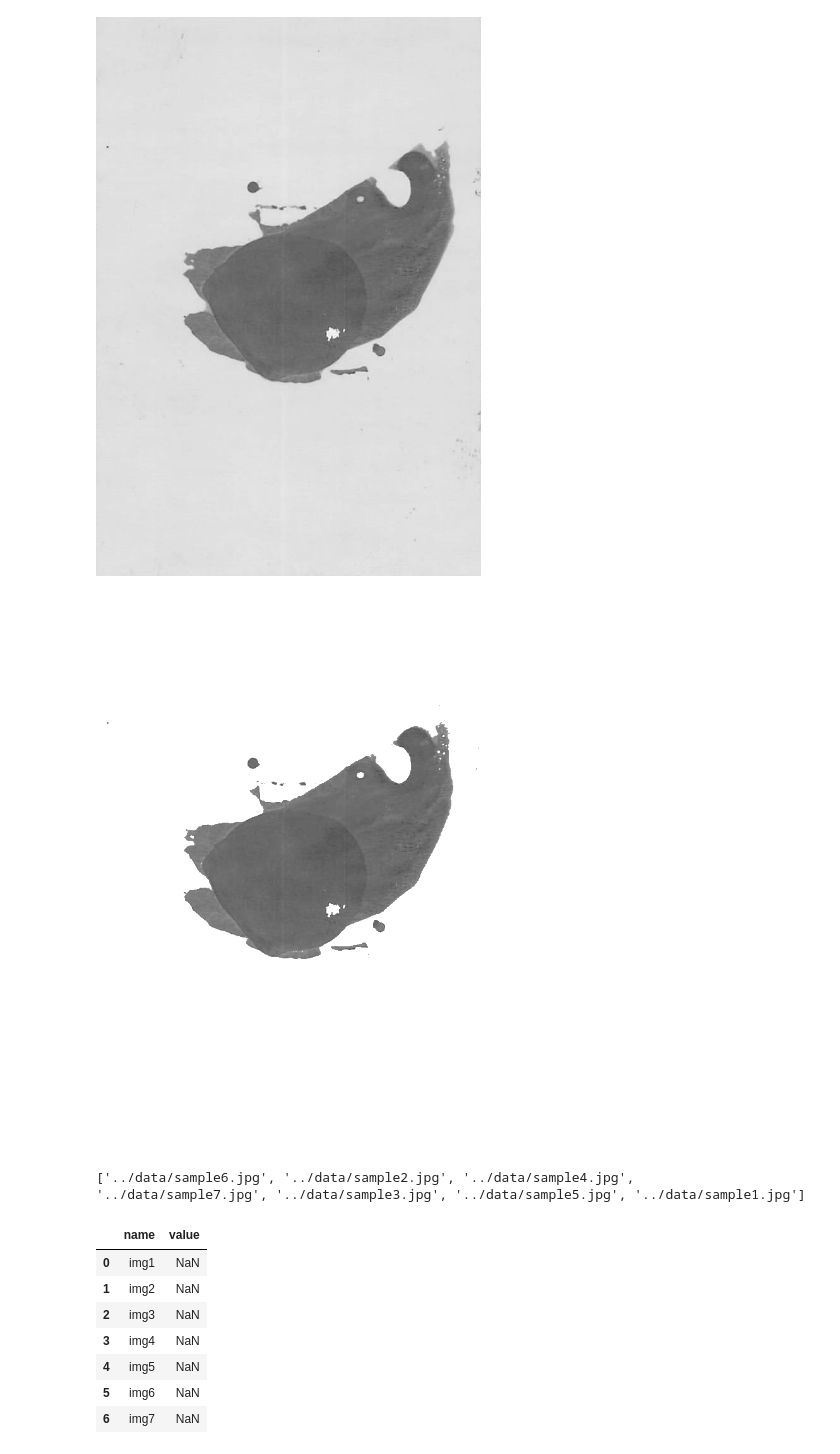
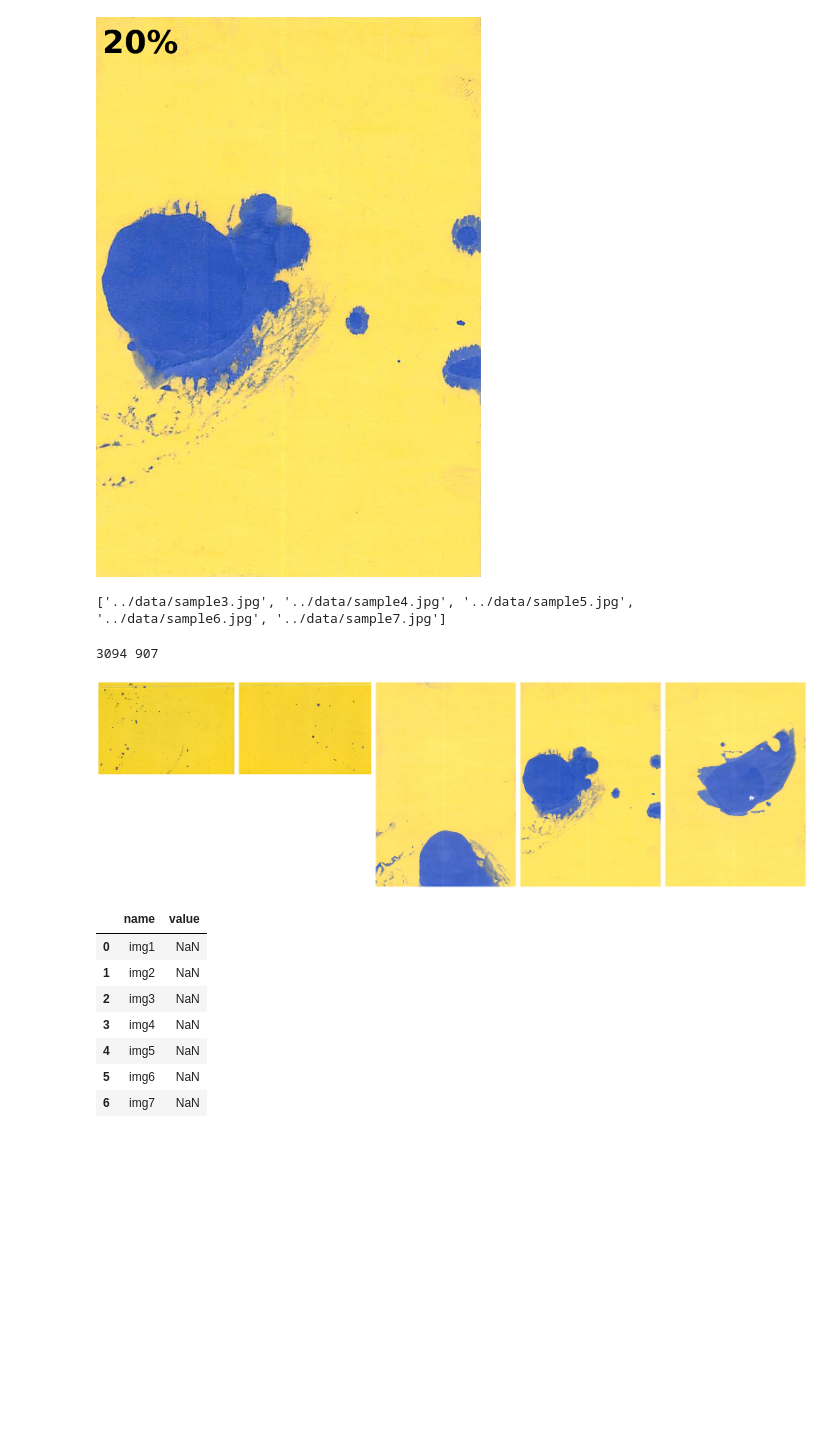
Before and after one commit to sindicum/codespaces-jupyter, a Jupyter notebook: notebooks/area-calcuration.ipynb, the cells around one changed output. Drawn from its saved outputs; the diff is of its cells as text; code cells hidden in the pictures; blank space fills up the shorter version.

```diff
--- a/notebooks/area-calcuration.ipynb
+++ b/notebooks/area-calcuration.ipynb
@@ -6,6 +6,7 @@ import pandas as pd
 # %%
 # 画像を読み込み、グレースケールに変換
 image_path = '../data/sample6.jpg'
+rgb_image = Image.open(image_path)
 image = Image.open(image_path).convert('L')
 
 # 画像をnumpy配列に変換
@@ -78,37 +103,28 @@ for value, count in enumerate(pixel_counts):
-# %%
-threshold_image = Image.fromarray(threshold_image_array)
-
-# 画像を表示
-image.show()
-threshold_image.show()
-# %% [output]
-[figure, removed]
-[figure, removed]
 # %%
-# 加工した画像にテキストを入れ込み保存
+# オリジナルimageにテキストを入れ込み保存
 
 # ImageDrawオブジェクトを作成
-draw = ImageDraw.Draw(threshold_image)
+draw = ImageDraw.Draw(rgb_image)
 
 # フォントの設定（システムのデフォルトフォントを使用）
 font = ImageFont.load_default()
 
 # フォントサイズを指定します（例: 40）
-# font = ImageFont.truetype("arial", 40)
+font = ImageFont.truetype("DejaVuSans-Bold.ttf", 50)
 
 # テキストを追加する位置（x, y）を指定
-position = (50, 50)
+position = (10, 10)
 
 # 描画するテキスト
-text = "Hello, World!"
+text = "20%"
 
 # テキストの色（黒）
 text_color = 0
 
 # 画像にテキストを描画
 draw.text(position, text, fill=text_color, font=font)
 
-
-output_path = '../data/new_sample3.jpeg'  # 保存するファイルのパスを指定してください
-threshold_image.save(output_path)
+rgb_image
+# %% [output]
+[figure, added]
 # %%
@@ -121,7 +138,8 @@ directory_path = '../data'
 # 指定されたディレクトリ内のすべてのファイルリストを取得
 files = glob.glob(f'{directory_path}/*.jpg')
 
+files.sort()
 # ファイルリストを表示
 print(files)
 # %% [output]
-['../data/sample6.jpg', '../data/sample2.jpg', '../data/sample4.jpg', '../data/sample7.jpg', '../data/sample3.jpg', '../data/sample5.jpg', '../data/sample1.jpg']
+['../data/sample3.jpg', '../data/sample4.jpg', '../data/sample5.jpg', '../data/sample6.jpg', '../data/sample7.jpg']
@@ -128,3 +152,33 @@ print(files)
+# %%
+image_list = []
+
+# imageを結合して保存
+for file_path in files:
+    image = add_border_and_padding(Image.open(file_path))
+    image_list.append(image)
+
+
+widths, heights = zip(*(img.size for img in image_list))
+# 結合後の画像の幅と高さを計算
+total_width = sum(widths)
+max_height = max(heights)
+
+print(total_width,max_height)
+
+# 新しい画像を作成（RGBモードで白背景）
+new_image = Image.new('RGB', (total_width, max_height), (255, 255, 255))
+
+# 各画像を新しい画像に貼り付け
+x_offset = 0
+for img in image_list:
+    new_image.paste(img, (x_offset, 0))
+    x_offset += img.width
+
+# 結合した画像を表示
+new_image.show()
+# %% [output]
+3094 907
+[figure, added]
 # %%
 path = '../data/imageinfo.csv'
 df = pd.read_csv(path)
```
Also changed, not shown: parts of 11 cells of this notebook, 5 other files.
